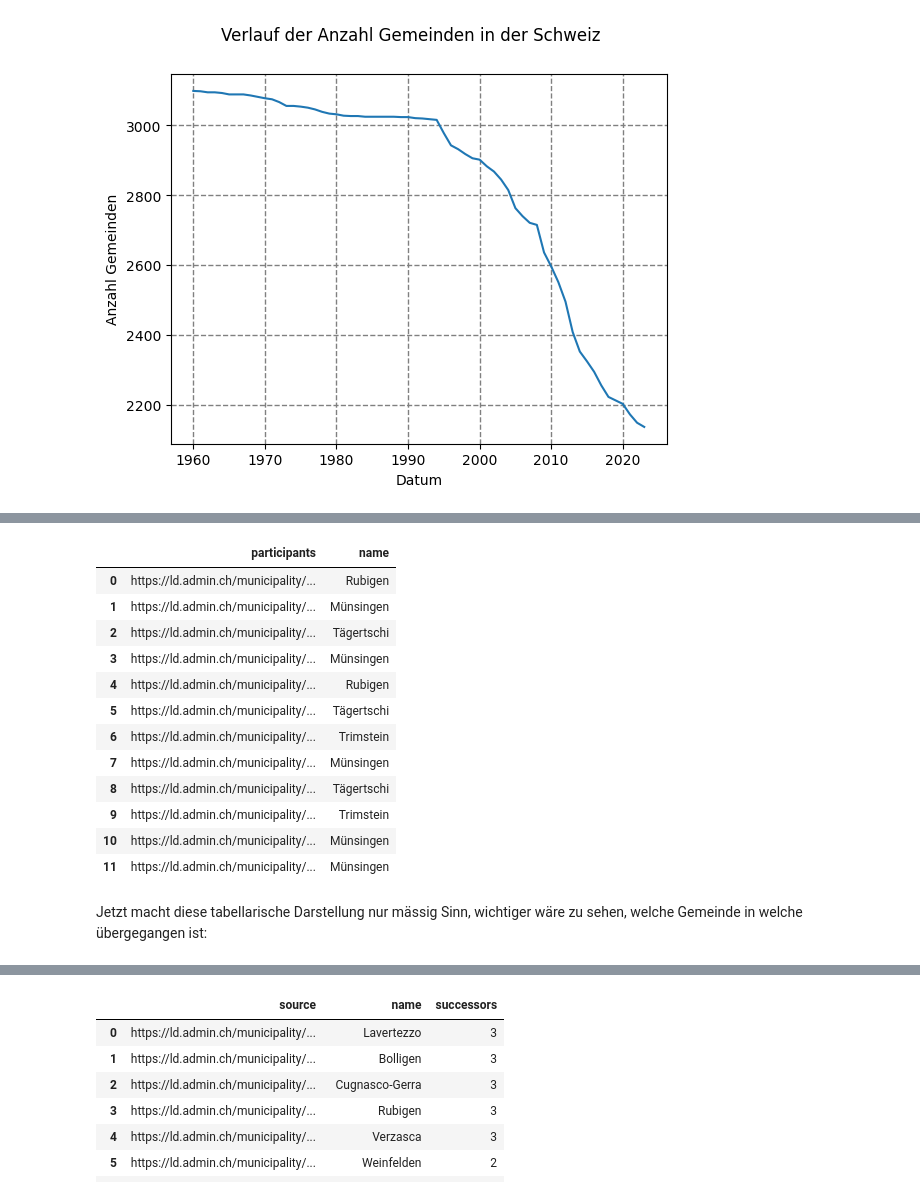
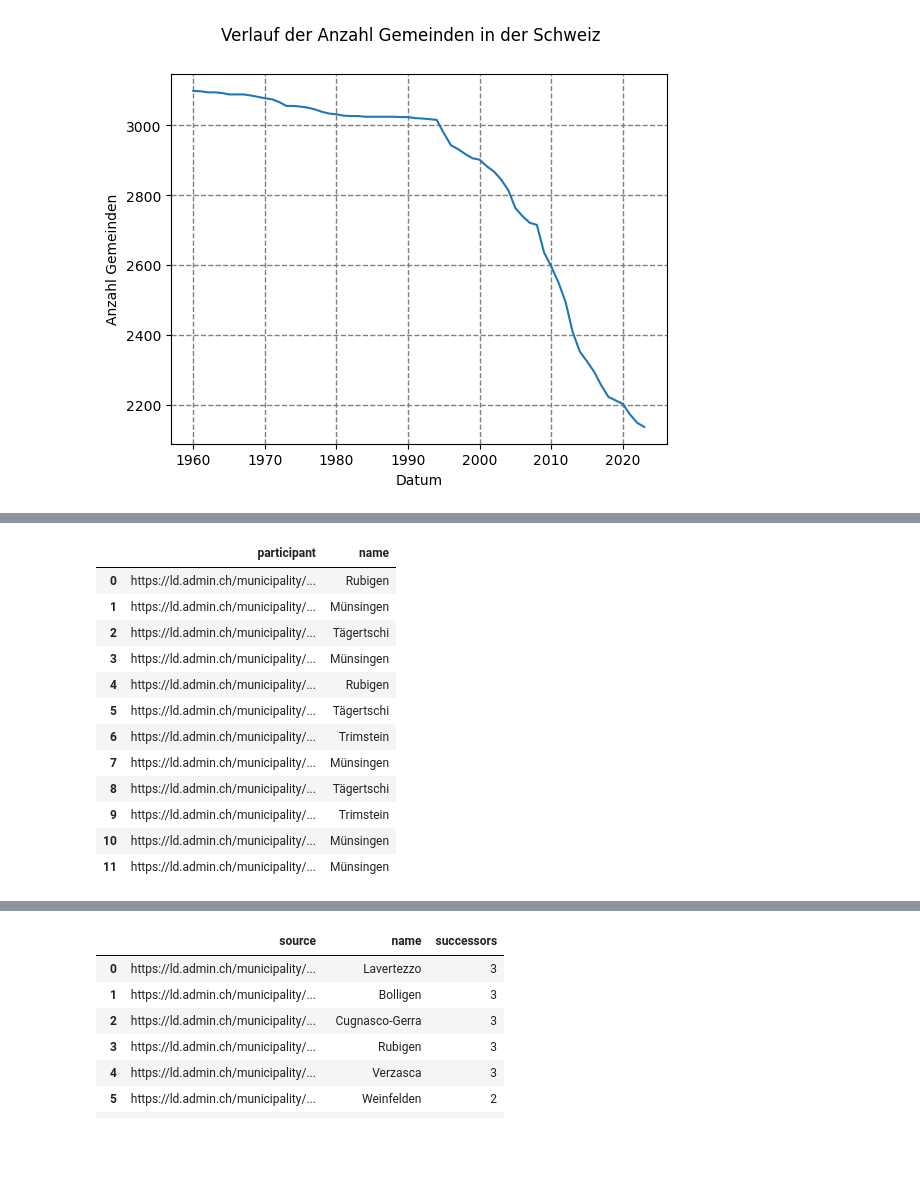
Before and after one commit to SwissFederalArchives/LD-Tutorials, a Jupyter notebook: content/version_link.ipynb, the cells around one changed output, grey strips where cells are left out. Drawn from its saved outputs; the diff is of its cells as text; code cells hidden in the pictures; blank space fills up the shorter version.

```diff
--- a/content/version_link.ipynb
+++ b/content/version_link.ipynb
@@ -852,27 +860,27 @@ plt.show()
 # %%
 df = await query("""
 
 PREFIX vl: <https://version.link/>
 PREFIX admin: <https://schema.ld.admin.ch/>
 PREFIX schema: <http://schema.org/>
 
-SELECT ?participants ?name
+SELECT ?participant ?name
 FROM <https://lindas.admin.ch/fso/register>
 WHERE {
 
     ?muni a admin:PoliticalMunicipality;
         schema:name "Münsingen";
         vl:version ?final.
-    ?participants vl:successor* ?final;
-        schema:name ?name.
+    ?final vl:predecessor* ?participant.
+    ?participant schema:name ?name.
 }
 
 
 """, "https://test.lindas.admin.ch/query")
 
 display_result(df)
 # %% [output]
-|  | participants | name |
+|  | participant | name |
 | 0 | https://ld.admin.ch/municipality/... | Rubigen |
 | 1 | https://ld.admin.ch/municipality/... | Münsingen |
 | 2 | https://ld.admin.ch/municipality/... | Tägertschi |
@@ -885,5 +893,3 @@ display_result(df)
 | 9 | https://ld.admin.ch/municipality/... | Trimstein |
 | 10 | https://ld.admin.ch/municipality/... | Münsingen |
 | 11 | https://ld.admin.ch/municipality/... | Münsingen |
-# %% [markdown]
-Jetzt macht diese tabellarische Darstellung nur mässig Sinn, wichtiger wäre zu sehen, welche Gemeinde in welche übergegangen ist:
```
Also changed, not shown: parts of 44 cells of this notebook.
